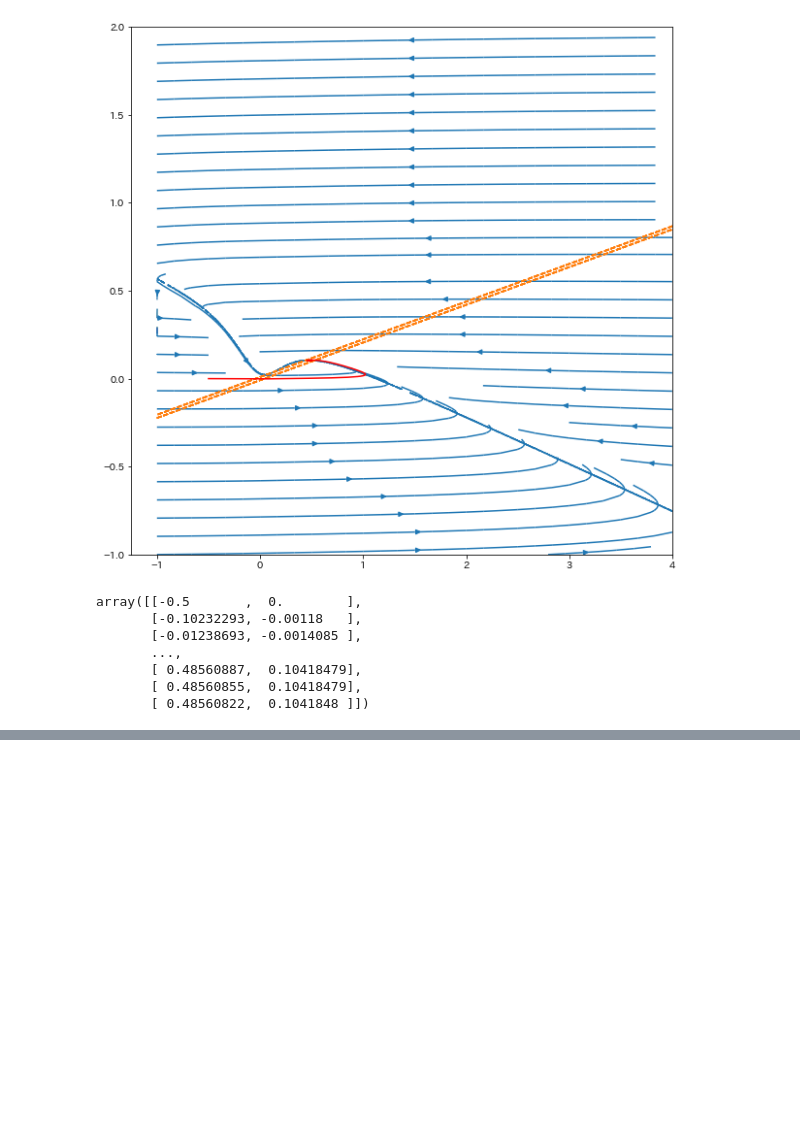
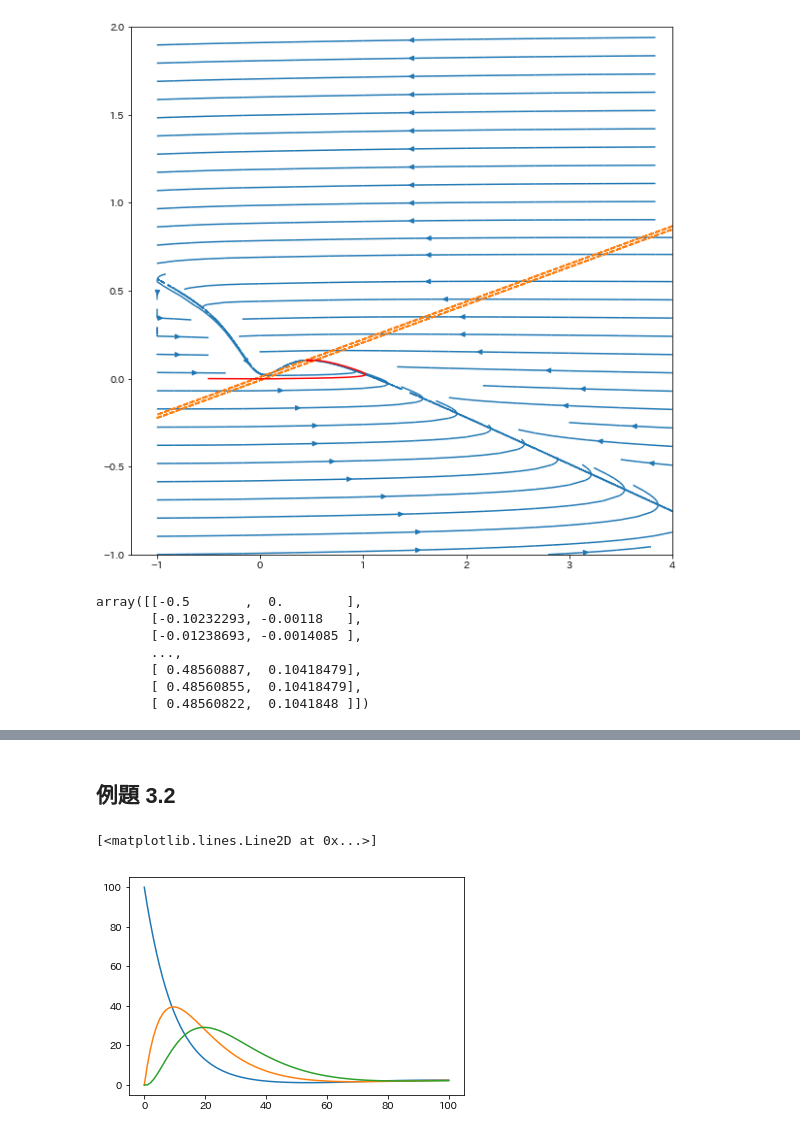
Before and after one commit to koji11235/theoretical-biology-of-the-cell, a Jupyter notebook: Chapter3_Oscillation_and_Excitability_of_the_Cell.ipynb, the cells around one changed output, grey strips where cells are left out. Drawn from its saved outputs; the diff is of its cells as text; code cells hidden in the pictures; blank space fills up the shorter version.

```diff
--- a/Chapter3_Oscillation_and_Excitability_of_the_Cell.ipynb
+++ b/Chapter3_Oscillation_and_Excitability_of_the_Cell.ipynb
@@ -279,0 +402,46 @@ array([[-0.5       ,  0.        ],
+# %% [markdown]
+## 例題 3.2
+# %%
+n = 1
+V =10
+K = 2
+
+a = 1
+b = 1
+c = 1
+d = 1
+e = 1
+
+X_0 = 100
+Y_0 = 0
+Z_0 = 0
+
+time_steps = 100
+delta = 0.1
+
+trajX = [X_0]
+trajY = [Y_0]
+trajZ = [Z_0]
+X = X_0
+Y = Y_0
+Z = Z_0
+
+for _ in range(time_steps):
+    dX = V / (K ** n + Z ** n) - a * X
+    dY = b * X - c * Y
+    dZ = d * Y - e * Z
+
+    X += dX * delta
+    Y += dY * delta
+    Z += dZ * delta
+
+    trajX.append(X)
+    trajY.append(Y)
+    trajZ.append(Z)
+
+plt.plot(np.arange(time_steps + 1), trajX)
+plt.plot(np.arange(time_steps + 1), trajY)
+plt.plot(np.arange(time_steps + 1), trajZ)
+# %% [output]
+[<matplotlib.lines.Line2D at 0x...>]
+[figure, added]
```
Also changed, not shown: parts of 18 cells of this notebook, 4 other files.
